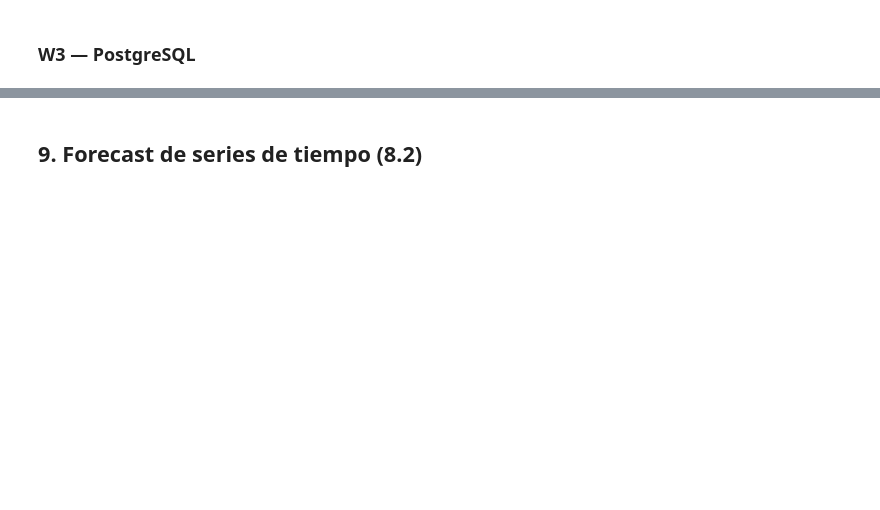
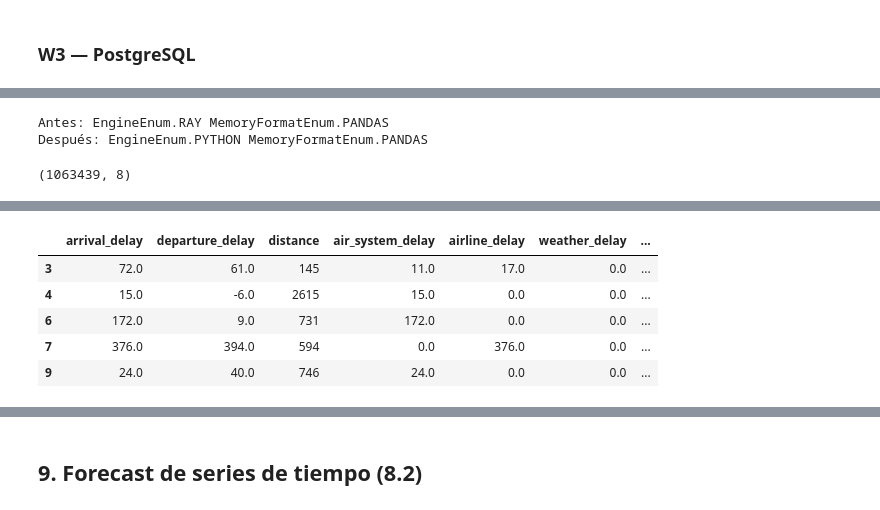
Before and after one commit to hectorvil/flights-data-engineering-a, a Jupyter notebook: notebooks/flights_analytics.ipynb, the cells around one changed output, grey strips where cells are left out. Saved outputs shown, nothing was run; the diff lists cells and outputs as text; code cells hidden in the pictures; blank space fills up the shorter version.

Commit message:
[update] notebook outputs

```diff
--- a/notebooks/flights_analytics.ipynb
+++ b/notebooks/flights_analytics.ipynb
@@ -373,0 +408,60 @@ print(ols_model.summary())
+# %%
+import awswrangler as wr
+
+print("Antes:", wr.engine.get(), wr.memory_format.get())
+
+wr.engine.set("python")
+wr.memory_format.set("pandas")
+
+print("Después:", wr.engine.get(), wr.memory_format.get())
+# %% [output]
+Antes: EngineEnum.RAY MemoryFormatEnum.PANDAS
+Después: EngineEnum.PYTHON MemoryFormatEnum.PANDAS
+# %%
+import awswrangler as wr
+
+REG_SQL = """
+SELECT
+    arrival_delay,
+    departure_delay,
+    distance,
+    air_system_delay,
+    airline_delay,
+    weather_delay,
+    late_aircraft_delay,
+    security_delay
+FROM flights_gold.vuelos_analitica
+WHERE cancelled = 0
+  AND arrival_delay IS NOT NULL
+"""
+
+df_reg = wr.athena.read_sql_query(
+    sql=REG_SQL,
+    database="flights_gold",
+    ctas_approach=True,   # explícito
+    use_threads=False,    # menos picos de memoria
+    s3_output=ATHENA_OUTPUT,
+).dropna()
+
+df_reg.shape
+# %% [output]
+(1063439, 8)
+# %%
+REG_SQL = """
+SELECT
+    arrival_delay,
+    departure_delay,
+    distance,
+    air_system_delay,
+    airline_delay,
+    weather_delay,
+    late_aircraft_delay,
+    security_delay
+FROM flights_gold.vuelos_analitica
+WHERE cancelled = 0
+  AND arrival_delay IS NOT NULL
+LIMIT 10000
+"""
+df_reg = run_athena_query(REG_SQL, "flights_gold").dropna()
+df_reg.head()
+# %% [output]
@@ -373,0 +470,6 @@ print(ols_model.summary())
+|  | arrival_delay | departure_delay | distance | air_system_delay | airline_delay | weather_delay | ... |
+| 3 | 72.0 | 61.0 | 145 | 11.0 | 17.0 | 0.0 | ... |
+| 4 | 15.0 | -6.0 | 2615 | 15.0 | 0.0 | 0.0 | ... |
+| 6 | 172.0 | 9.0 | 731 | 172.0 | 0.0 | 0.0 | ... |
+| 7 | 376.0 | 394.0 | 594 | 0.0 | 376.0 | 0.0 | ... |
+| 9 | 24.0 | 40.0 | 746 | 24.0 | 0.0 | 0.0 | ... |
```
Also changed, not shown: parts of 47 cells of this notebook, 2 other files.
